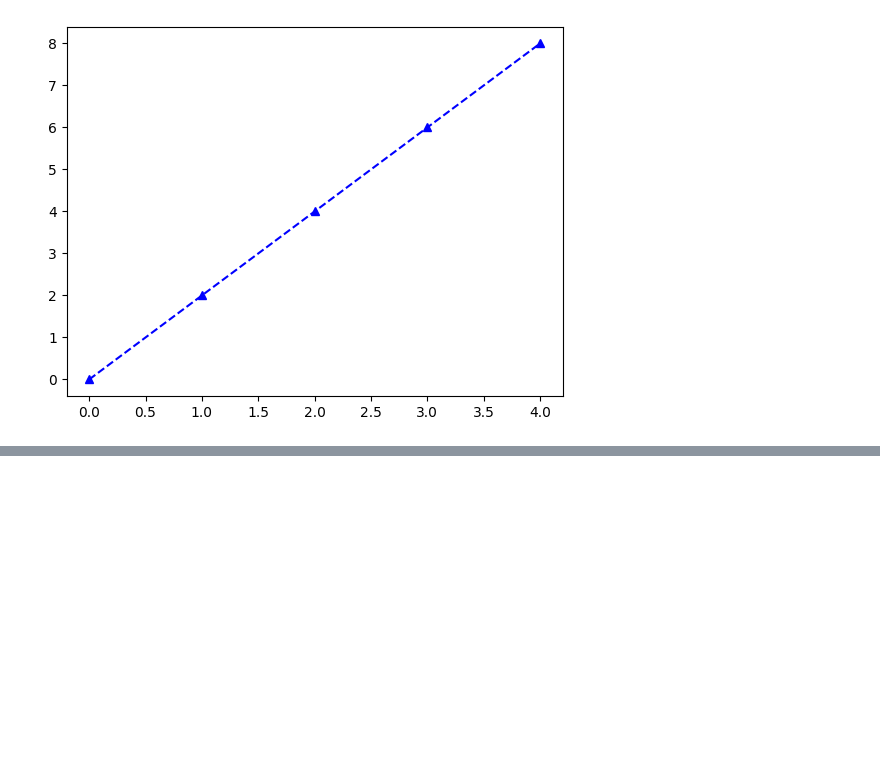
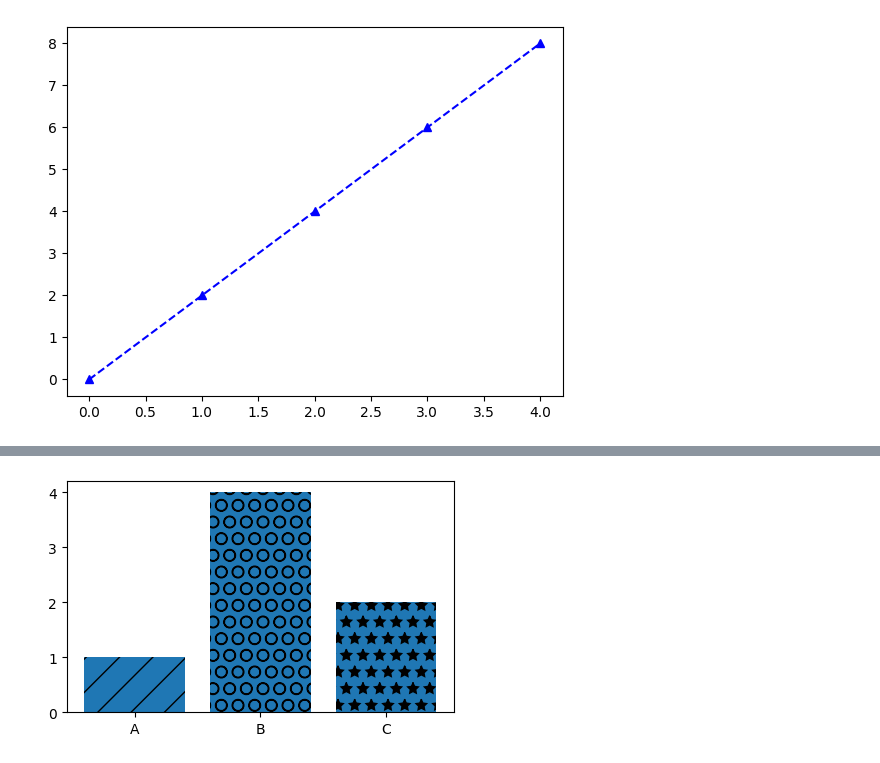
Before and after one commit to kilik42/week-1-ai-course, a Jupyter notebook: jupyter_files/week1.ipynb, the cells around one changed output, grey strips where cells are left out. Cells and saved outputs as stored; diff of their text form; code cells hidden in the pictures; blank space fills up the shorter version.

```diff
--- a/jupyter_files/week1.ipynb
+++ b/jupyter_files/week1.ipynb
@@ -942,0 +986,26 @@ x2 = np.arange(0, 4.5, 0.5)
+# %%
+
+
+# Category labels for the bars
+labels = ['A', 'B', 'C']
+# Heights for each bar category
+values = [1, 4, 2]
+# Create a new figure for the bar chart
+plt.figure(figsize=(5, 3), dpi=100)
+
+# Draw the bar chart and keep the BarContainer so we can style each bar
+bars = plt.bar(labels, values)
+# Define hatch patterns to visually distinguish bars
+patterns = ['/', 'O', '*']
+# Loop through each bar object and apply a hatch pattern
+for bar in bars:
+    # Pop removes and returns the first pattern each time (so each bar gets a different hatch)
+    bar.set_hatch(patterns.pop(0))
+
+# Save the bar chart as a PNG
+plt.savefig('barchart.png', dpi=300)
+
+# Display the bar chart
+plt.show()
+# %% [output]
+[figure, added]
```
Also changed, not shown: parts of 7 cells of this notebook, 5 other files.
